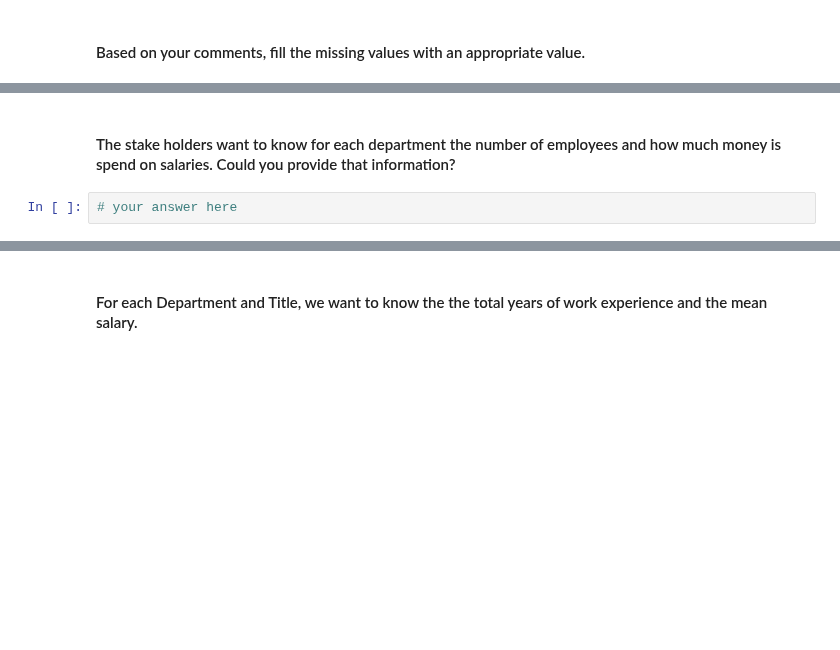
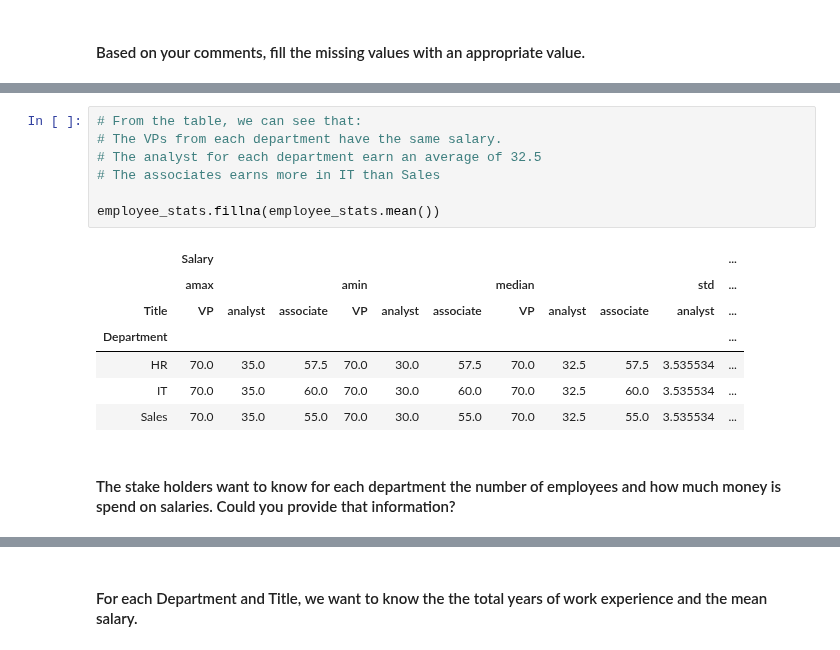
Before and after one commit to ta-data-lis/lab-pivot-table-and-correlation, a Jupyter notebook: your_code/main.ipynb, the cells around one changed output, grey strips where cells are left out. Saved outputs shown, nothing was run; the diff lists cells and outputs as text; blank space fills up the shorter version.

```diff
--- a/your_code/main.ipynb
+++ b/your_code/main.ipynb
@@ -100,4 +109,17 @@ employee.pivot_table(index = ["Department"], columns=["Title"], values = ['Salar
+# %%
+# From the table, we can see that:
+# The VPs from each department have the same salary.
+# The analyst for each department earn an average of 32.5
+# The associates earns more in IT than Sales
+
+employee_stats.fillna(employee_stats.mean())
+# %% [output]
+|  | Salary |  |  |  |  |  |  |  |  |  | ... |
+|  | amax |  |  | amin |  |  | median |  |  | std | ... |
+| Title | VP | analyst | associate | VP | analyst | associate | VP | analyst | associate | analyst | ... |
+| Department |  |  |  |  |  |  |  |  |  |  | ... |
+| HR | 70.0 | 35.0 | 57.5 | 70.0 | 30.0 | 57.5 | 70.0 | 32.5 | 57.5 | 3.535534 | ... |
+| IT | 70.0 | 35.0 | 60.0 | 70.0 | 30.0 | 60.0 | 70.0 | 32.5 | 60.0 | 3.535534 | ... |
+| Sales | 70.0 | 35.0 | 55.0 | 70.0 | 30.0 | 55.0 | 70.0 | 32.5 | 55.0 | 3.535534 | ... |
 # %% [markdown]
 #### The stake holders want to know for each department the number of employees and how much money is spend on salaries. Could you provide that information?
-# %%
-# your answer here
```
Also changed, not shown: parts of 25 cells of this notebook.
